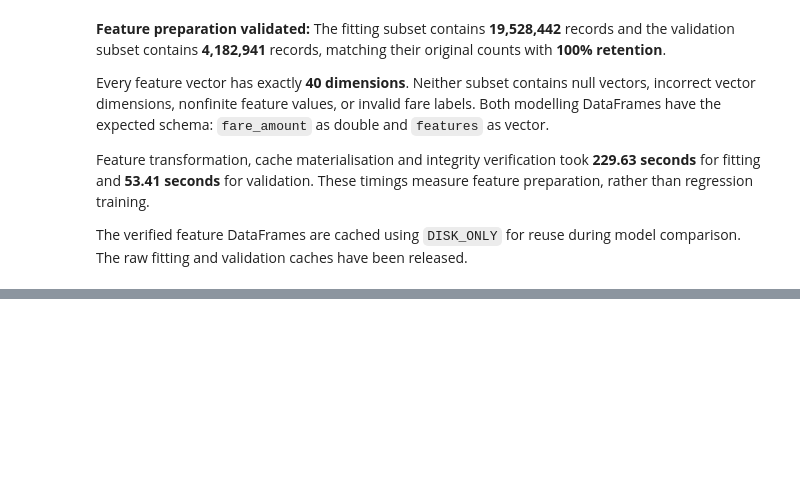
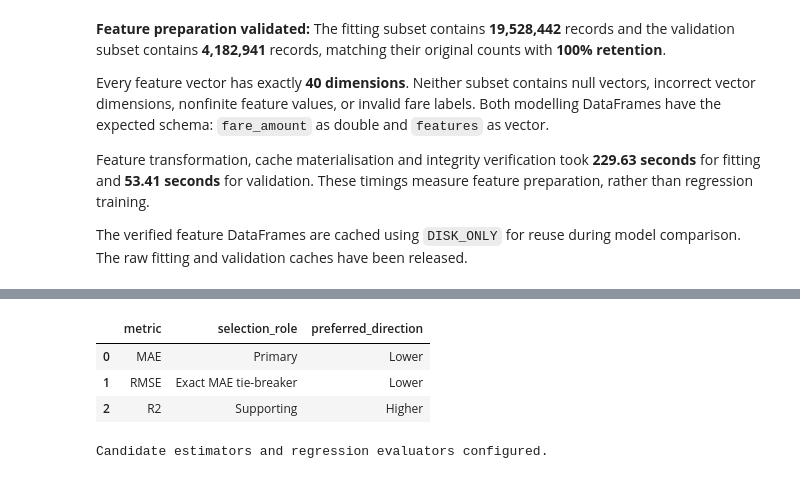
Before and after one commit to hncha9-eng/ITO5202_Ass2_27602966, a Jupyter notebook: assessment2.ipynb, the cells around one changed output, grey strips where cells are left out. Cells and saved outputs as stored; diff of their text form; code cells hidden in the pictures; blank space fills up the shorter version.

```diff
--- a/assessment2.ipynb
+++ b/assessment2.ipynb
@@ -4007,0 +4173,44 @@ released.
+# %%
+from pyspark.ml.evaluation import RegressionEvaluator
+
+regression_evaluators = {
+    metric_name: RegressionEvaluator(
+        labelCol=LABEL_COL,
+        predictionCol=PREDICTION_COL,
+        metricName=metric_name,
+        throughOrigin=False,
+    )
+    for metric_name in REGRESSION_METRICS
+}
+
+metric_configuration_table = pd.DataFrame(
+    [
+        {
+            "metric": metric_name.upper(),
+            "selection_role": (
+                "Primary"
+                if metric_name == PRIMARY_METRIC
+                else (
+                    "Exact MAE tie-breaker"
+                    if metric_name == "rmse"
+                    else "Supporting"
+                )
+            ),
+            "preferred_direction": (
+                "Higher"
+                if evaluator.isLargerBetter()
+                else "Lower"
+            ),
+        }
+        for metric_name, evaluator in regression_evaluators.items()
+    ]
+)
+
+display(metric_configuration_table)
+print("Candidate estimators and regression evaluators configured.")
+# %% [output]
+|  | metric | selection_role | preferred_direction |
+| 0 | MAE | Primary | Lower |
+| 1 | RMSE | Exact MAE tie-breaker | Lower |
+| 2 | R2 | Supporting | Higher |
+Candidate estimators and regression evaluators configured.
```
Also changed, not shown: parts of 12 cells of this notebook.
